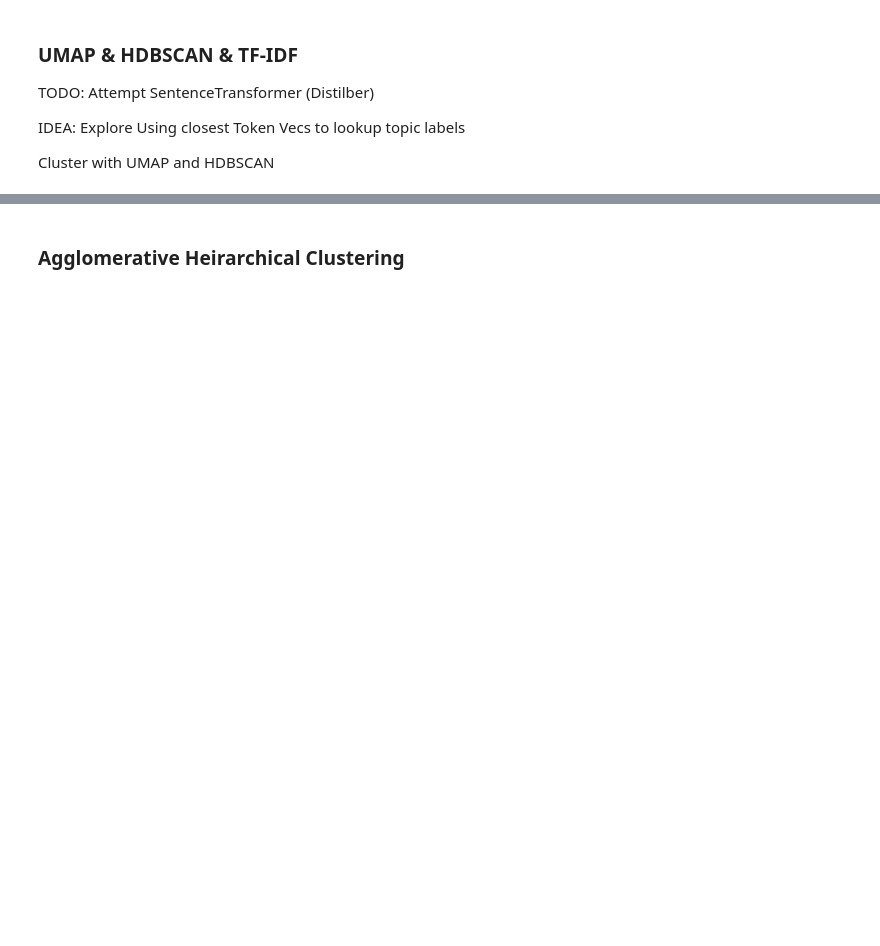
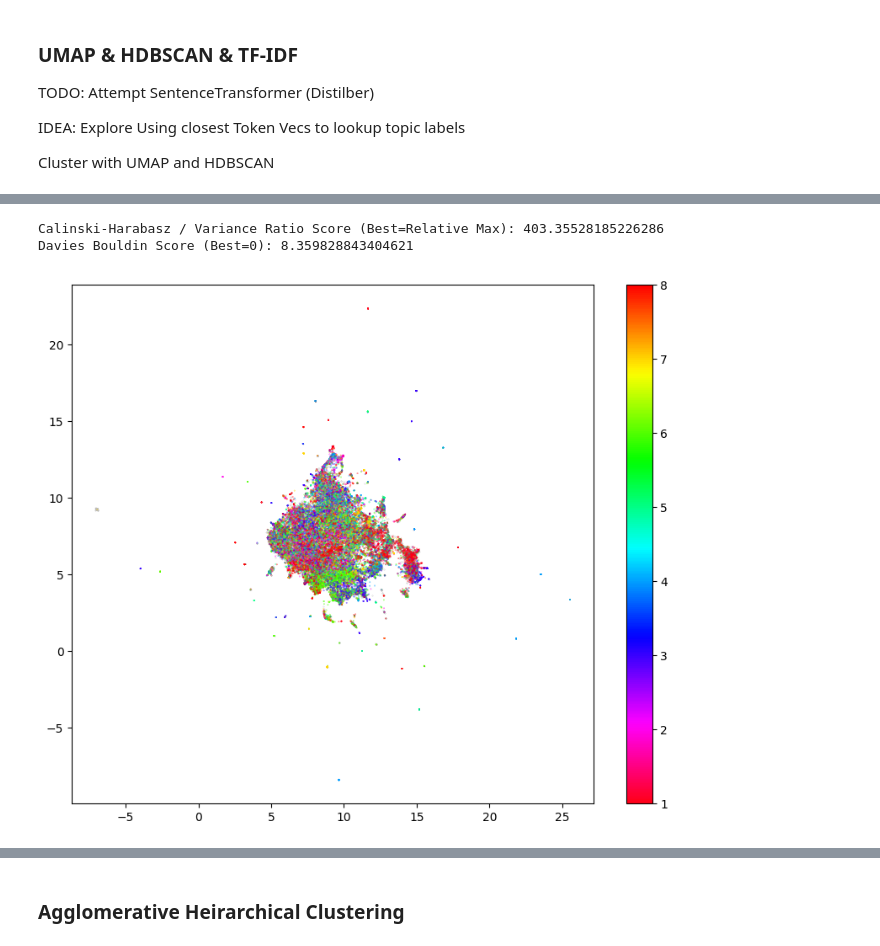
Before and after one commit to KaroAntonio/climate-social-analysis, a Jupyter notebook: notebooks/Climate_Conversation_Topic_Modelling_Model_Evaluation.ipynb, the cells around one changed output, grey strips where cells are left out. Saved outputs shown, nothing was run; the diff lists cells and outputs as text; code cells hidden in the pictures; blank space fills up the shorter version.

```diff
--- a/notebooks/Climate_Conversation_Topic_Modelling_Model_Evaluation.ipynb
+++ b/notebooks/Climate_Conversation_Topic_Modelling_Model_Evaluation.ipynb
@@ -351,0 +478,27 @@ display_labels_umap(X, token_topics_sr.values)
+# %%
+# Convert token lists into bag-of-words representation
+dictionary = Dictionary(X_t)
+
+# Filter out tokens that appear in less than 5 documents or more than 50% of the documents
+#dictionary.filter_extremes(no_below=5, no_above=0.5)
+
+# Convert token lists into corpus (bag-of-words representation)
+corpus_bow = [dictionary.doc2bow(tokens) for tokens in X_t]
+# %%
+# Train the LDA model
+lda_model = LdaMulticore(corpus=corpus_bow,
+                         id2word=dictionary,
+                         num_topics=9,  # You can change the number of topics as needed
+                         workers=4,      # Number of CPU cores to use for parallelization
+                         passes=20,      # Number of passes over the corpus
+                         random_state=42)  # Set a random seed for reproducibility
+
+# Interpreting the Topics
+# Print the topics and their top words
+for topic_num, topic_words in lda_model.print_topics(num_topics=-1, num_words=10):
+    print(f'Topic {topic_num}: {topic_words}')
+
+# Compute coherence score
+coherence_model_lda = CoherenceModel(model=lda_model, corpus=corpus_bow, dictionary=dictionary, coherence='u_mass')
+coherence_lda = coherence_model_lda.get_coherence()
+print(f'\nCoherence Score: {coherence_lda}')
@@ -351,0 +517,12 @@ display_labels_umap(X, token_topics_sr.values)
+# %%
+# Get topic cluster for each row
+topics_lda = []
+for bow in corpus_bow:
+  bow_topic_distribution = lda_model.get_document_topics(bow)
+  most_probable_topic = max(bow_topic_distribution, key=lambda x: x[1])
+  topics_lda.append(most_probable_topic[0])
+topics_lda = np.array(topics_lda)
+# %%
+# How many docs per cluster?
+topics_lda_sr = pd.Series(topics_lda)
+topics_lda_sr.value_counts()
@@ -351,0 +540,12 @@ display_labels_umap(X, token_topics_sr.values)
+# %%
+# We're using the umap 5d embeddings, which is an embedded space that LDA did not really work with
+# Not sure if there's a token vec that could be used
+metrics = compute_clustering_metrics(X_ue, topics_lda_sr)
+# %% [output]
+Calinski-Harabasz / Variance Ratio Score (Best=Relative Max): 403.35528185226286
+Davies Bouldin Score (Best=0): 8.359828843404621
+# %%
+# Plot Final Clusters
+display_labels_umap(X_se, topics_lda_sr)
+# %% [output]
+[figure, added]
```
Also changed, not shown: parts of 64 cells of this notebook.
